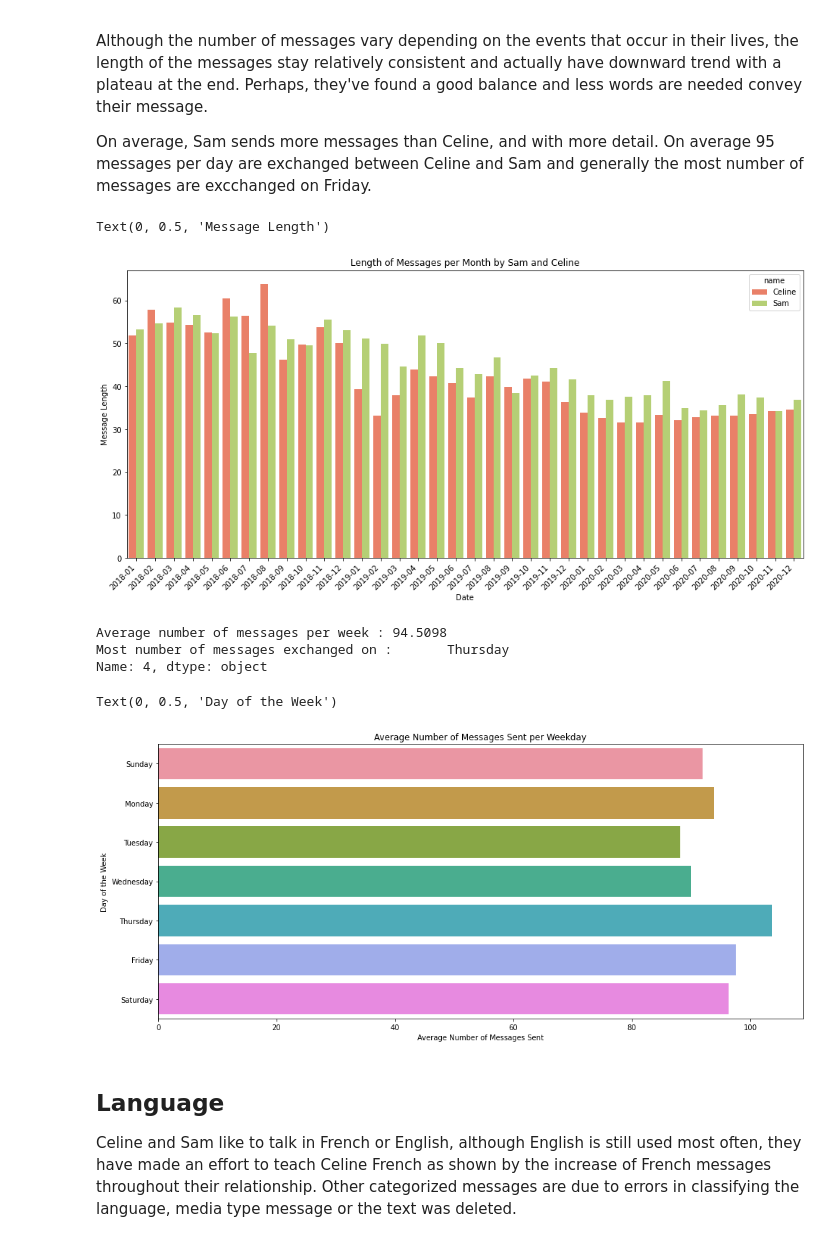
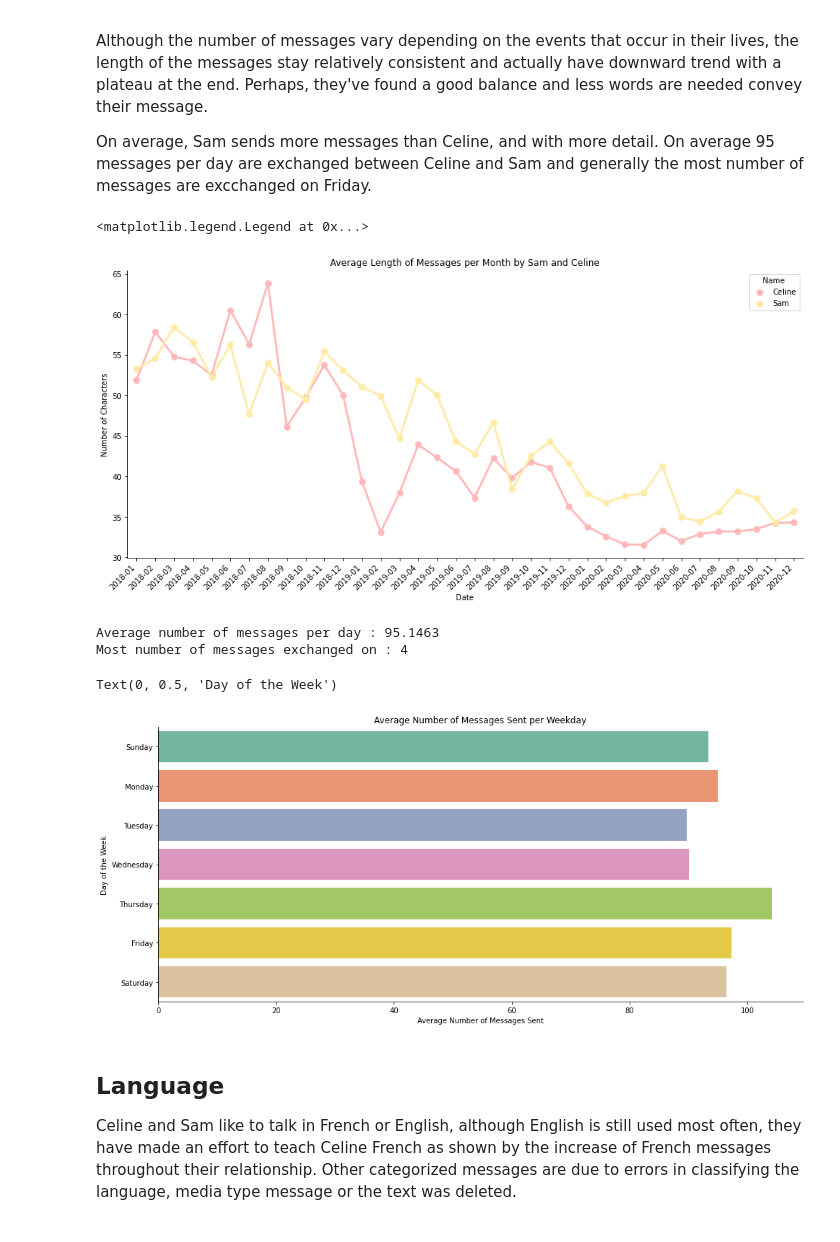
Before and after one commit to celine-y/sams-bday, a Jupyter notebook: chat.ipynb, the cells around one changed output. Drawn from its saved outputs; the diff is of its cells as text; code cells hidden in the pictures.

Commit message:
prettier colors

```diff
--- a/chat.ipynb
+++ b/chat.ipynb
@@ -105,7 +104,8 @@ What she was going buy? Who knows?
 
 Celine and Sam were on the same continent between Sept 2018 - Jan 2019, and started dating mid Dec 2018. The decline in messages in Jan 2019 can be explained by the fact that they were actually hanging out together, thus no messages were necessary. This occurs again in Aug 2018, Nov 2020 and a little in Nov 2019.
 # %%
-colors = ["#FF7352", "#BBDE66"]
+colors = ["#ffb8ba", "#ffeaa6"]
 sns.set_palette(sns.color_palette(colors))
+plt.rc("axes.spines", top=False, right=False)
 # %%
 plt.figure(figsize=bar_size)
@@ -124,15 +125,18 @@ Although the number of messages vary depending on the events that occur in their
 On average, Sam sends more messages than Celine, and with more detail. On average 95 messages per day are exchanged between Celine and Sam and generally the most number of messages are excchanged on Friday.
 # %%
 plt.figure(figsize=bar_size)
-bplot = sns.barplot(y=('msg_len', 'mean'), hue='name', x='datetime', data=df_agg)
-bplot.set_xticklabels(bplot.get_xticklabels(), rotation=45, horizontalalignment='right')
-bplot.set_title('Length of Messages per Month by Sam and Celine')
-bplot.set_xlabel('Date')
-bplot.set_ylabel('Message Length')
+pplot = sns.pointplot(y=('msg_len', 'mean'), hue='name', x='datetime', data=df_agg)
+pplot.set_xticklabels(pplot.get_xticklabels(), rotation=45, horizontalalignment='right')
+pplot.set_title('Average Length of Messages per Month by Sam and Celine')
+pplot.set_xlabel('Date')
+pplot.set_ylabel('Number of Characters')
+pplot.legend(title='Name')
 # %% [output]
-Text(0, 0.5, 'Message Length')
+<matplotlib.legend.Legend at 0x...>
-[figure, old version]
+[figure, new version]
 # %%
+dotw = ['Sunday', 'Monday', 'Tuesday', 'Wednesday', 'Thursday', 'Friday', 'Saturday']
+
 def agg_by_day(df):
     per = df.datetime.dt.to_period("D")
     new_df = df.groupby(
@@ -154,30 +158,30 @@ def agg_by_weekday(df):
         ('msg', 'count'): ['mean']
     }).reset_index()
 
-dotw = ['Sunday', 'Monday', 'Tuesday', 'Wednesday', 'Thursday', 'Friday', 'Saturday']
 df_day = df
 df_day['weekday'] = df['datetime'].dt.day_name()
 df_day = agg_by_day(df_day)
 df_weekday = agg_by_weekday(df_day)
 # Average number of messages per week
 avg_msg_week = df_weekday[('msg', 'count', 'mean')].mean()
-print('Average number of messages per week : {:.4f}'.format(avg_msg_week))
+print('Average number of messages per day : {:.4f}'.format(avg_msg_week))
 # Day of week most messages exchanged
-max_msg_weekday = df_weekday.loc[df_agg2[('msg', 'count', 'mean')].idxmax(), 'weekday']
+max_msg_weekday = df_weekday[('msg', 'count', 'mean')].idxmax()
 print('Most number of messages exchanged on : {}'.format(max_msg_weekday))
 # %% [output]
-Average number of messages per week : 94.5098
-Most number of messages exchanged on :       Thursday
-Name: 4, dtype: object
+Average number of messages per day : 95.1463
+Most number of messages exchanged on : 4
 # %%
+colors = ['#d4a957', '#bb484c', '#512d00', '#f2b9ba', '']
+sns.set_palette(sns.color_palette("Set2"))
 plt.figure(figsize=(16,7))
 bplot = sns.barplot(x=('msg', 'count', 'mean'), y='weekday', data=df_weekday, order=dotw)
 bplot.set_title('Average Number of Messages Sent per Weekday')
 bplot.set_xlabel('Average Number of Messages Sent')
 bplot.set_ylabel('Day of the Week')
 # %% [output]
 Text(0, 0.5, 'Day of the Week')
-[figure, old version]
+[figure, new version]
 # %% [markdown]
 ## Language
 Celine and Sam like to talk in French or English, although English is still used most often, they have made an effort to teach Celine French as shown by the increase of French messages throughout their relationship. Other categorized messages are due to errors in classifying the language, media type message or the text was deleted.
```
Also changed, not shown: parts of 5 cells of this notebook.
